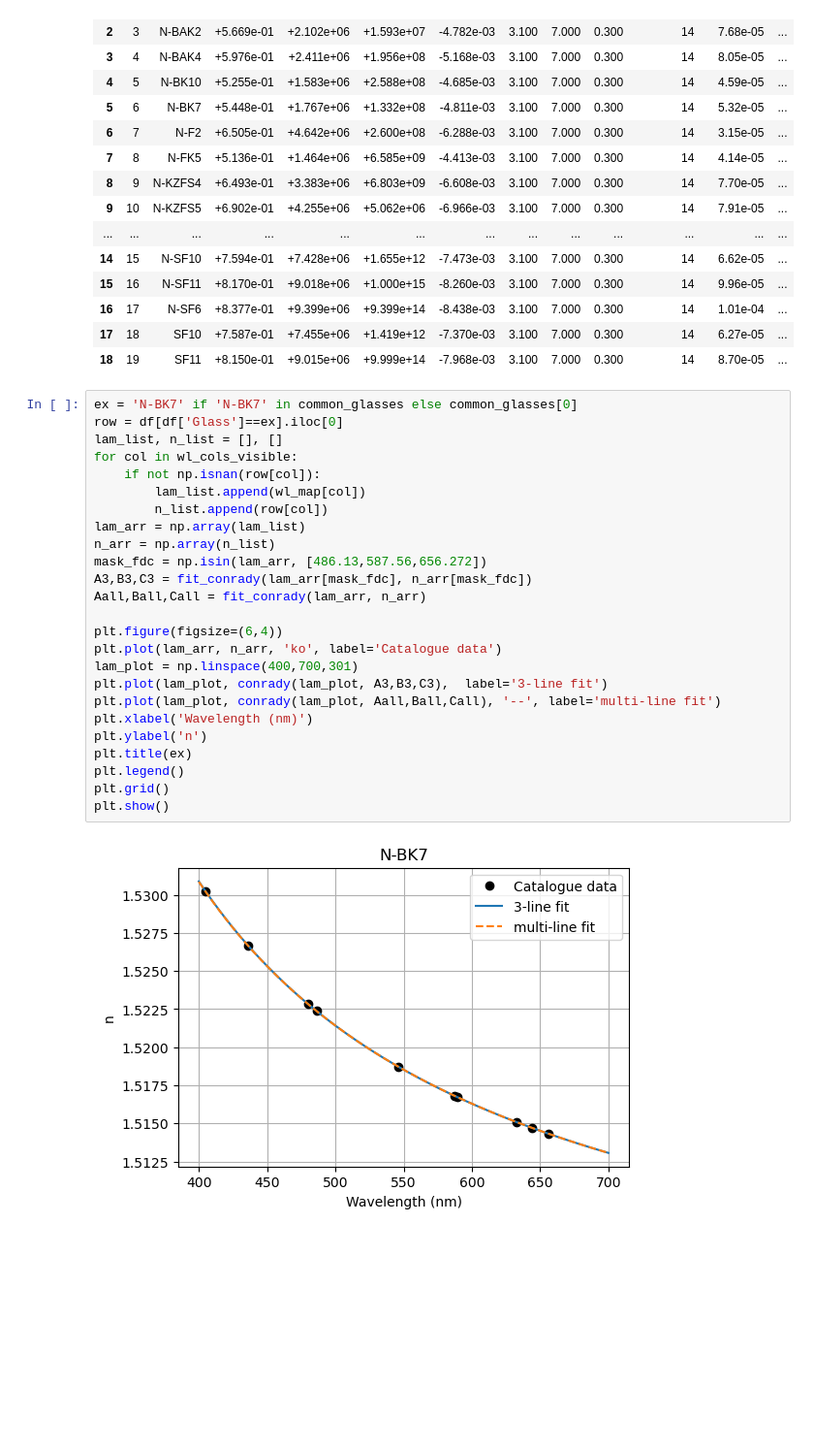
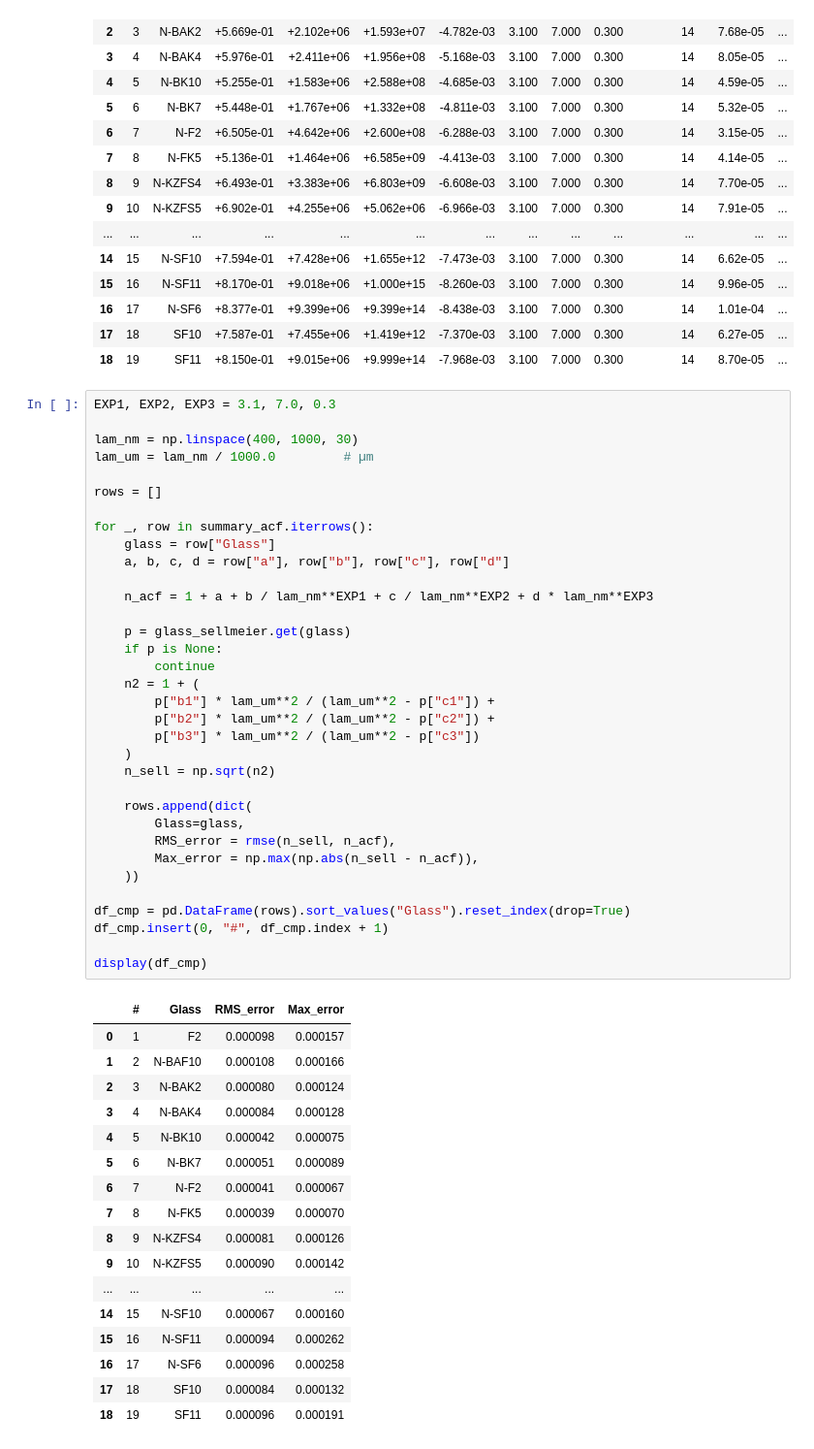
Before and after one commit to Leyangf/AchromatCFW, a Jupyter notebook: notebooks/conrady_fit_validate.ipynb, the cells around one changed output. Shown at 97% size. Drawn from its saved outputs; the diff is of its cells as text; blank space fills up the shorter version.

```diff
--- a/notebooks/conrady_fit_validate.ipynb
+++ b/notebooks/conrady_fit_validate.ipynb
@@ -262,30 +268,55 @@ display(styled)
 | 16 | 17 | N-SF6 | +8.377e-01 | +9.399e+06 | +9.399e+14 | -8.438e-03 | 3.100 | 7.000 | 0.300 | 14 | 1.01e-04 | ... |
 | 17 | 18 | SF10 | +7.587e-01 | +7.455e+06 | +1.419e+12 | -7.370e-03 | 3.100 | 7.000 | 0.300 | 14 | 6.27e-05 | ... |
 | 18 | 19 | SF11 | +8.150e-01 | +9.015e+06 | +9.999e+14 | -7.968e-03 | 3.100 | 7.000 | 0.300 | 14 | 8.70e-05 | ... |
-# %%
-ex = 'N-BK7' if 'N-BK7' in common_glasses else common_glasses[0]
-row = df[df['Glass']==ex].iloc[0]
-lam_list, n_list = [], []
-for col in wl_cols_visible:
-    if not np.isnan(row[col]):
-        lam_list.append(wl_map[col])
-        n_list.append(row[col])
-lam_arr = np.array(lam_list)
-n_arr = np.array(n_list)
-mask_fdc = np.isin(lam_arr, [486.13,587.56,656.272])
-A3,B3,C3 = fit_conrady(lam_arr[mask_fdc], n_arr[mask_fdc])
-Aall,Ball,Call = fit_conrady(lam_arr, n_arr)
-
-plt.figure(figsize=(6,4))
-plt.plot(lam_arr, n_arr, 'ko', label='Catalogue data')
-lam_plot = np.linspace(400,700,301)
-plt.plot(lam_plot, conrady(lam_plot, A3,B3,C3),  label='3‑line fit')
-plt.plot(lam_plot, conrady(lam_plot, Aall,Ball,Call), '--', label='multi‑line fit')
-plt.xlabel('Wavelength (nm)')
-plt.ylabel('n')
-plt.title(ex)
-plt.legend()
-plt.grid()
-plt.show()
-# %% [output]
-[figure, removed]
+# %%
+EXP1, EXP2, EXP3 = 3.1, 7.0, 0.3
+
+lam_nm = np.linspace(400, 1000, 30)
+lam_um = lam_nm / 1000.0         # µm
+
+rows = []
+
+for _, row in summary_acf.iterrows():
+    glass = row["Glass"]
+    a, b, c, d = row["a"], row["b"], row["c"], row["d"]
+
+    n_acf = 1 + a + b / lam_nm**EXP1 + c / lam_nm**EXP2 + d * lam_nm**EXP3
+
+    p = glass_sellmeier.get(glass)
+    if p is None:
+        continue
+    n2 = 1 + (
+        p["b1"] * lam_um**2 / (lam_um**2 - p["c1"]) +
+        p["b2"] * lam_um**2 / (lam_um**2 - p["c2"]) +
+        p["b3"] * lam_um**2 / (lam_um**2 - p["c3"])
+    )
+    n_sell = np.sqrt(n2)
+
+    rows.append(dict(
+        Glass=glass,
+        RMS_error = rmse(n_sell, n_acf),
+        Max_error = np.max(np.abs(n_sell - n_acf)),
+    ))
+
+df_cmp = pd.DataFrame(rows).sort_values("Glass").reset_index(drop=True)
+df_cmp.insert(0, "#", df_cmp.index + 1)
+
+display(df_cmp)
+# %% [output]
+|  | # | Glass | RMS_error | Max_error |
+| 0 | 1 | F2 | 0.000098 | 0.000157 |
+| 1 | 2 | N-BAF10 | 0.000108 | 0.000166 |
+| 2 | 3 | N-BAK2 | 0.000080 | 0.000124 |
+| 3 | 4 | N-BAK4 | 0.000084 | 0.000128 |
+| 4 | 5 | N-BK10 | 0.000042 | 0.000075 |
+| 5 | 6 | N-BK7 | 0.000051 | 0.000089 |
+| 6 | 7 | N-F2 | 0.000041 | 0.000067 |
+| 7 | 8 | N-FK5 | 0.000039 | 0.000070 |
+| 8 | 9 | N-KZFS4 | 0.000081 | 0.000126 |
+| 9 | 10 | N-KZFS5 | 0.000090 | 0.000142 |
+| ... | ... | ... | ... | ... |
+| 14 | 15 | N-SF10 | 0.000067 | 0.000160 |
+| 15 | 16 | N-SF11 | 0.000094 | 0.000262 |
+| 16 | 17 | N-SF6 | 0.000096 | 0.000258 |
+| 17 | 18 | SF10 | 0.000084 | 0.000132 |
+| 18 | 19 | SF11 | 0.000096 | 0.000191 |
```
Also changed, not shown: parts of 5 cells of this notebook, 2 other files.
